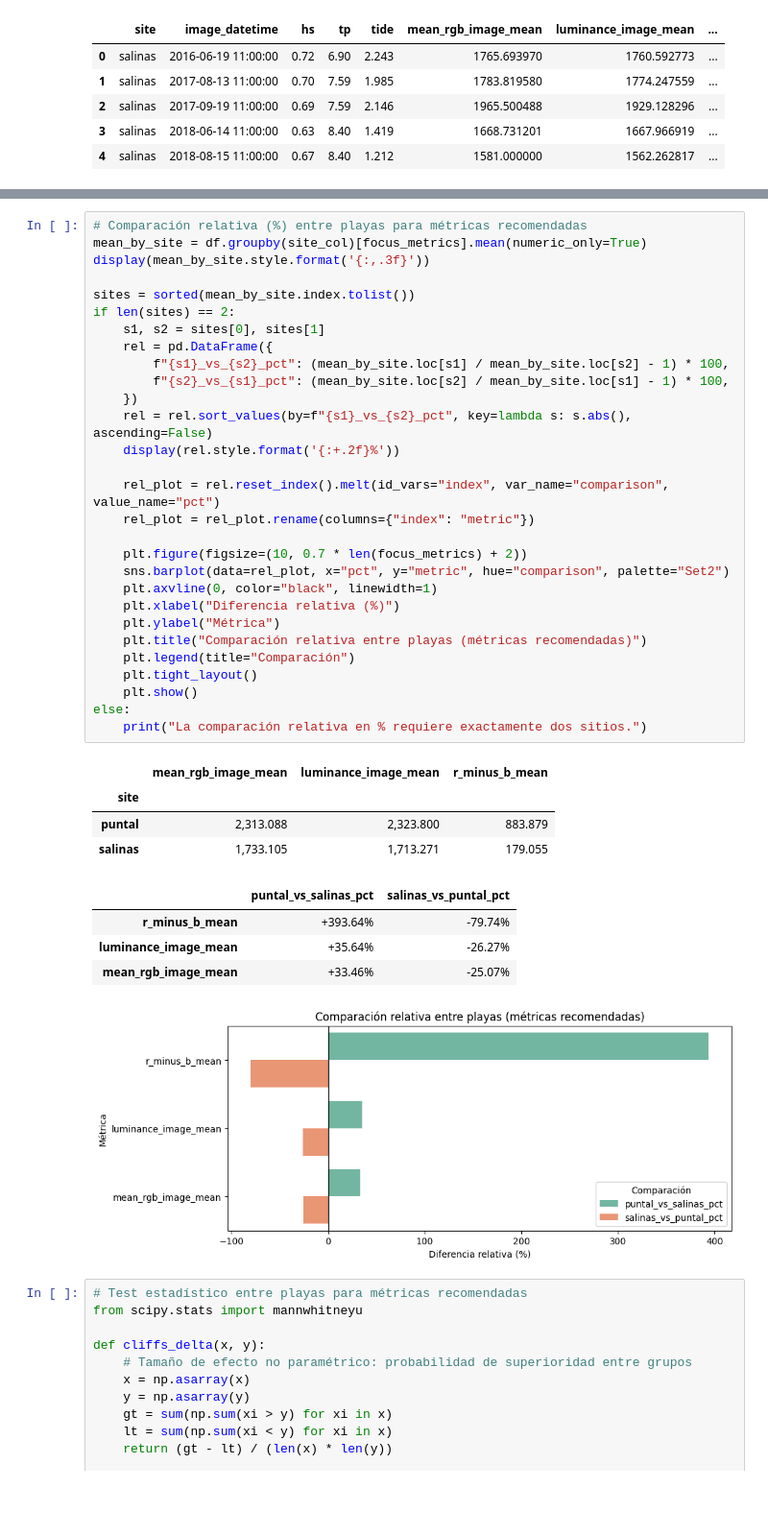
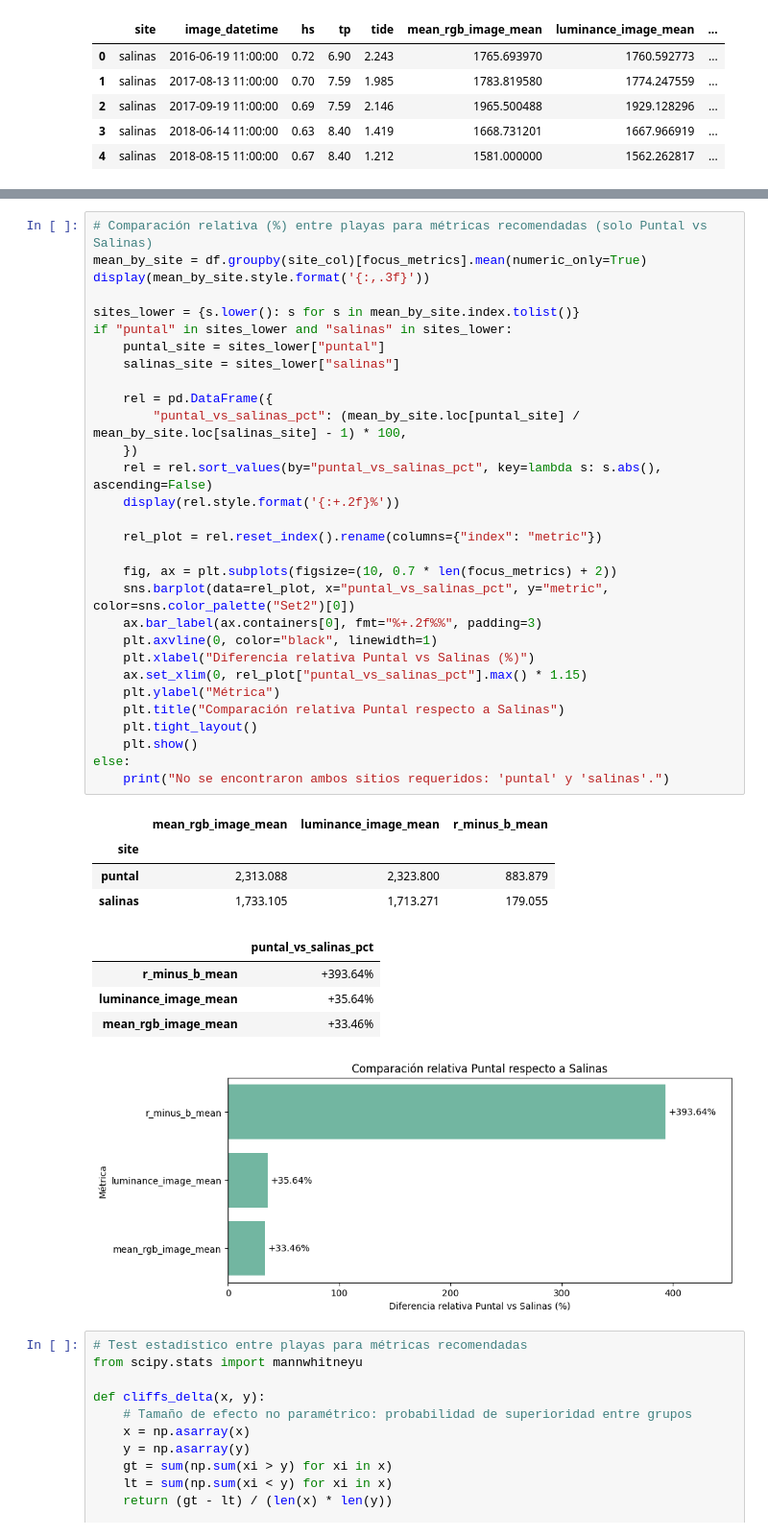
Before and after one commit to AlbertGallegoJimenez/sentinel2-coastline-benchmarking, a Jupyter notebook: notebooks/evaluate_brightness.ipynb, the cells around one changed output, grey strips where cells are left out. Shown at 96% size. Cells and saved outputs as stored; diff of their text form; blank space fills up the shorter version.

```diff
--- a/notebooks/evaluate_brightness.ipynb
+++ b/notebooks/evaluate_brightness.ipynb
@@ -129,42 +105,43 @@ plt.show()
 # %%
-# Comparación relativa (%) entre playas para métricas recomendadas
+# Comparación relativa (%) entre playas para métricas recomendadas (solo Puntal vs Salinas)
 mean_by_site = df.groupby(site_col)[focus_metrics].mean(numeric_only=True)
 display(mean_by_site.style.format('{:,.3f}'))
 
-sites = sorted(mean_by_site.index.tolist())
-if len(sites) == 2:
-    s1, s2 = sites[0], sites[1]
+sites_lower = {s.lower(): s for s in mean_by_site.index.tolist()}
+if "puntal" in sites_lower and "salinas" in sites_lower:
+    puntal_site = sites_lower["puntal"]
+    salinas_site = sites_lower["salinas"]
+
     rel = pd.DataFrame({
-        f"{s1}_vs_{s2}_pct": (mean_by_site.loc[s1] / mean_by_site.loc[s2] - 1) * 100,
-        f"{s2}_vs_{s1}_pct": (mean_by_site.loc[s2] / mean_by_site.loc[s1] - 1) * 100,
+        "puntal_vs_salinas_pct": (mean_by_site.loc[puntal_site] / mean_by_site.loc[salinas_site] - 1) * 100,
     })
-    rel = rel.sort_values(by=f"{s1}_vs_{s2}_pct", key=lambda s: s.abs(), ascending=False)
+    rel = rel.sort_values(by="puntal_vs_salinas_pct", key=lambda s: s.abs(), ascending=False)
     display(rel.style.format('{:+.2f}%'))
 
-    rel_plot = rel.reset_index().melt(id_vars="index", var_name="comparison", value_name="pct")
-    rel_plot = rel_plot.rename(columns={"index": "metric"})
+    rel_plot = rel.reset_index().rename(columns={"index": "metric"})
 
-    plt.figure(figsize=(10, 0.7 * len(focus_metrics) + 2))
-    sns.barplot(data=rel_plot, x="pct", y="metric", hue="comparison", palette="Set2")
+    fig, ax = plt.subplots(figsize=(10, 0.7 * len(focus_metrics) + 2))
+    sns.barplot(data=rel_plot, x="puntal_vs_salinas_pct", y="metric", color=sns.color_palette("Set2")[0])
+    ax.bar_label(ax.containers[0], fmt="%+.2f%%", padding=3)
     plt.axvline(0, color="black", linewidth=1)
-    plt.xlabel("Diferencia relativa (%)")
+    plt.xlabel("Diferencia relativa Puntal vs Salinas (%)")
+    ax.set_xlim(0, rel_plot["puntal_vs_salinas_pct"].max() * 1.15)
     plt.ylabel("Métrica")
-    plt.title("Comparación relativa entre playas (métricas recomendadas)")
-    plt.legend(title="Comparación")
+    plt.title("Comparación relativa Puntal respecto a Salinas")
     plt.tight_layout()
     plt.show()
 else:
-    print("La comparación relativa en % requiere exactamente dos sitios.")
+    print("No se encontraron ambos sitios requeridos: 'puntal' y 'salinas'.")
 # %% [output]
 |  | mean_rgb_image_mean | luminance_image_mean | r_minus_b_mean |
 | site |  |  |  |
 | puntal | 2,313.088 | 2,323.800 | 883.879 |
 | salinas | 1,733.105 | 1,713.271 | 179.055 |
-|  | puntal_vs_salinas_pct | salinas_vs_puntal_pct |
-| r_minus_b_mean | +393.64% | -79.74% |
-| luminance_image_mean | +35.64% | -26.27% |
-| mean_rgb_image_mean | +33.46% | -25.07% |
+|  | puntal_vs_salinas_pct |
+| r_minus_b_mean | +393.64% |
+| luminance_image_mean | +35.64% |
+| mean_rgb_image_mean | +33.46% |
-[figure, old version]
+[figure, new version]
 # %%
 # Test estadístico entre playas para métricas recomendadas
 from scipy.stats import mannwhitneyu
```
Also changed, not shown: parts of 3 cells of this notebook.
